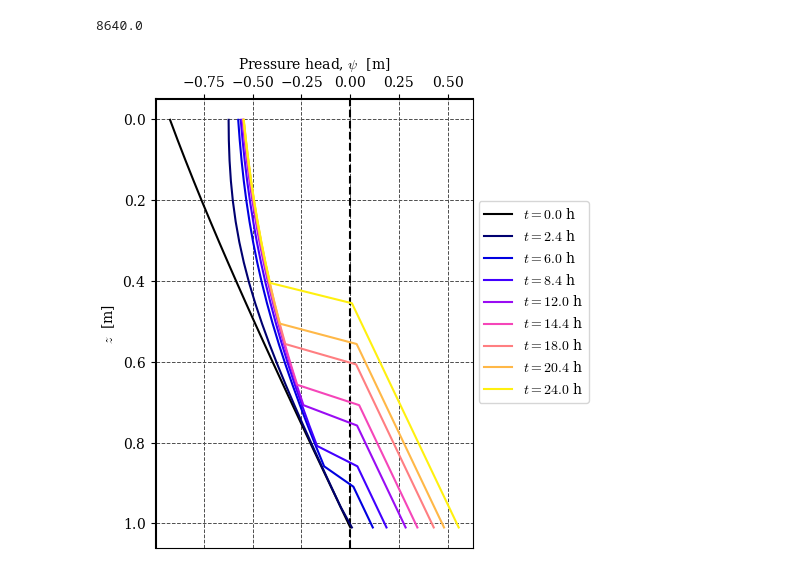
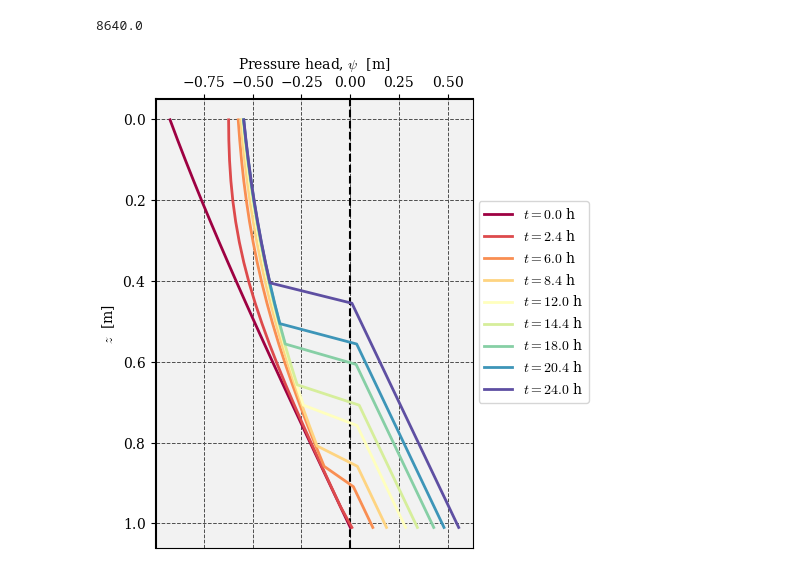
Before and after one commit to AppliedMechanics-EAFIT/soil_mechanics, a Jupyter notebook: notebooks/rainfall_infiltration_1D.ipynb, the cells around one changed output. Drawn from its saved outputs; the diff is of its cells as text; code cells hidden in the pictures.

```diff
--- a/notebooks/rainfall_infiltration_1D.ipynb
+++ b/notebooks/rainfall_infiltration_1D.ipynb
@@ -638,29 +638,29 @@ time
 # %%
 fig, ax = plt.subplots(nrows=1, ncols=1, figsize=(5, 5), sharey=True, layout='constrained')
 
-palette = mpl.colormaps['gnuplot2']
+palette = mpl.colormaps['Spectral']
 
 ax.axvline(0, color='k', lw=1.5, ls='--')
-ax.set_prop_cycle('color', palette(np.linspace(0, 1, len(output_times)+1)))
+ax.set_prop_cycle('color', palette(np.linspace(0, 1, len(output_times))))
 for n in np.arange(len(output_times)) + 1:
     file = f'TRIGRS_1/outputs/TR_ijz_p_th/TR_ijz_p_th_{proj_name}_{model}_{n}.txt'
     t = read_time(file)
     df = get_df(file)
     df_cell = df[(df['i']==cell[0]) & (df['j']==cell[1])]
-    ax.plot(df_cell['ψ'], df_cell['z'], label=f'$t={t/3600:.1f}$ h')
-
+    ax.plot(df_cell['ψ'], df_cell['z'], label=f'$t={t/3600:.1f}$ h', lw=2.0)
+ax.set_facecolor('0.95')
 ax.grid(True, color='0.3', ls='--', lw=0.7)
 ax.spines["top"].set_linewidth(1.5)
 ax.spines["left"].set_linewidth(1.5)
 ax.xaxis.set_ticks_position('top')
 ax.xaxis.set_tick_params(top=True, bottom=False)
 ax.xaxis.set_label_position('top')
 ax.set(xlabel='Pressure head, $\\psi$  [m]', ylabel='$z$  [m]')
 ax.invert_yaxis()
 handles, labels = ax.get_legend_handles_labels()
 fig.legend(handles, labels, loc='outside right center')
 fig.canvas.header_visible = False
 fig.canvas.toolbar_position = 'bottom'
 plt.show()
 # %% [output]
-[figure, old version]
+[figure, new version]
```
